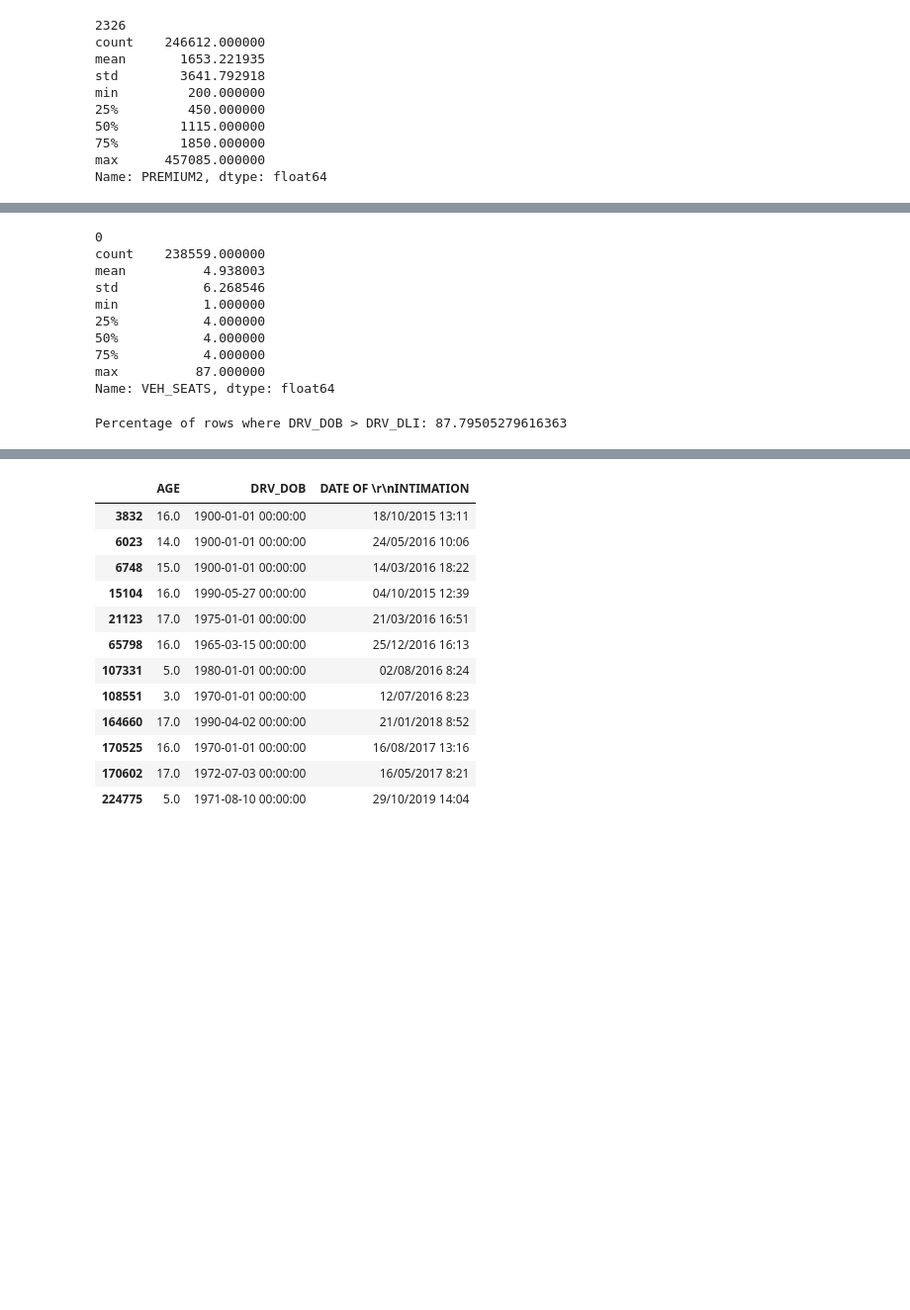
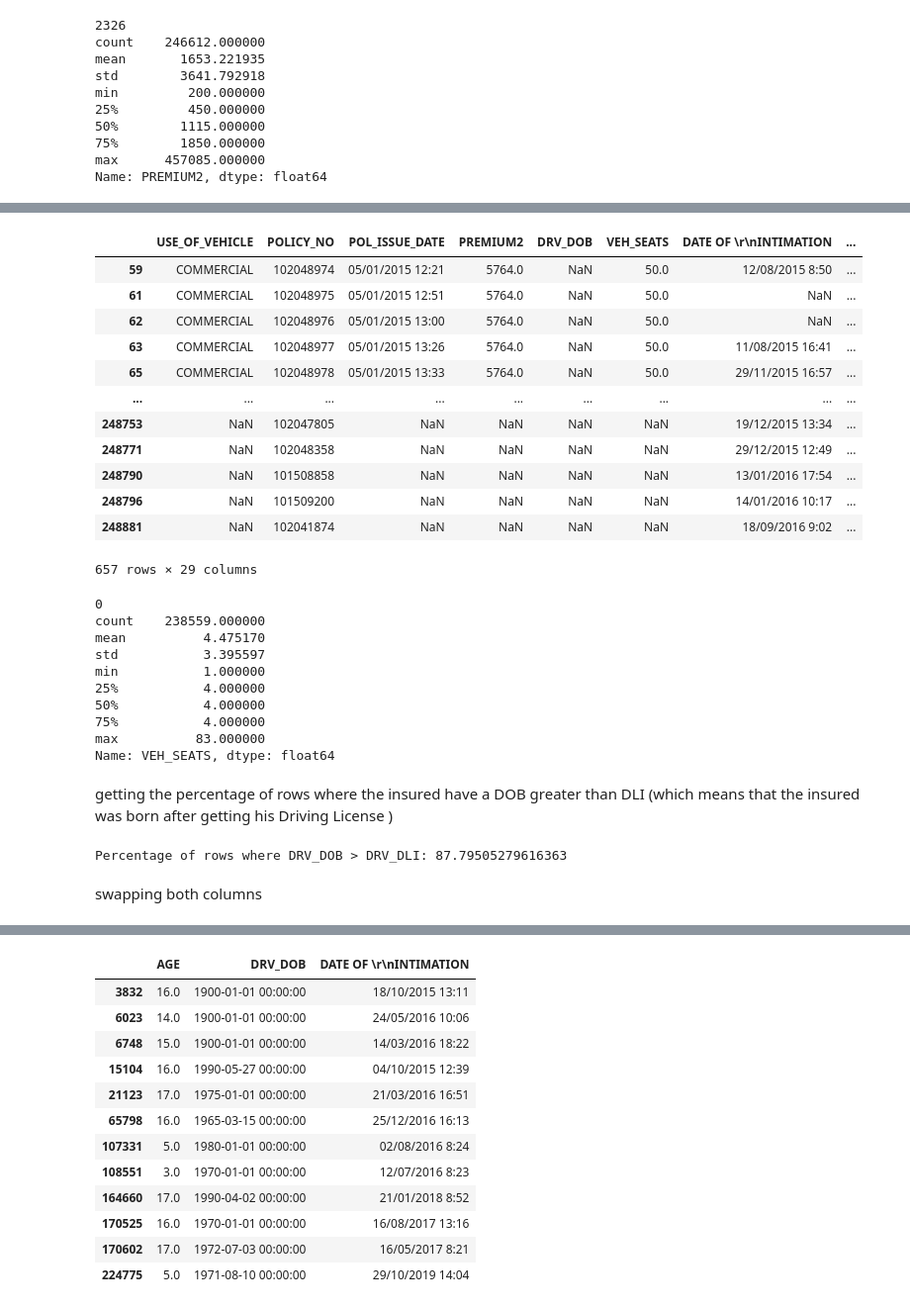
Before and after one commit to charbel-98/insurance-ML, a Jupyter notebook: dataCleaning.ipynb, the cells around one changed output, grey strips where cells are left out. Shown at 99% size. Drawn from its saved outputs; the diff is of its cells as text; code cells hidden in the pictures; blank space fills up the shorter version.

```diff
--- a/dataCleaning.ipynb
+++ b/dataCleaning.ipynb
@@ -511,7 +476,23 @@ max_seats_mapping
+# %%
+df_merged[df_merged.BODY == "BUS"]
+# %% [output]
+|  | USE_OF_VEHICLE | POLICY_NO | POL_ISSUE_DATE | PREMIUM2 | DRV_DOB | VEH_SEATS | DATE OF \r\nINTIMATION | ... |
+| 59 | COMMERCIAL | 102048974 | 05/01/2015 12:21 | 5764.0 | NaN | 50.0 | 12/08/2015 8:50 | ... |
+| 61 | COMMERCIAL | 102048975 | 05/01/2015 12:51 | 5764.0 | NaN | 50.0 | NaN | ... |
+| 62 | COMMERCIAL | 102048976 | 05/01/2015 13:00 | 5764.0 | NaN | 50.0 | NaN | ... |
+| 63 | COMMERCIAL | 102048977 | 05/01/2015 13:26 | 5764.0 | NaN | 50.0 | 11/08/2015 16:41 | ... |
+| 65 | COMMERCIAL | 102048978 | 05/01/2015 13:33 | 5764.0 | NaN | 50.0 | 29/11/2015 16:57 | ... |
+| ... | ... | ... | ... | ... | ... | ... | ... | ... |
+| 248753 | NaN | 102047805 | NaN | NaN | NaN | NaN | 19/12/2015 13:34 | ... |
+| 248771 | NaN | 102048358 | NaN | NaN | NaN | NaN | 29/12/2015 12:49 | ... |
+| 248790 | NaN | 101508858 | NaN | NaN | NaN | NaN | 13/01/2016 17:54 | ... |
+| 248796 | NaN | 101509200 | NaN | NaN | NaN | NaN | 14/01/2016 10:17 | ... |
+| 248881 | NaN | 102041874 | NaN | NaN | NaN | NaN | 18/09/2016 9:02 | ... |
+657 rows × 29 columns
 # %%
 
 # Fill NaN and 0 values in 'VEH_SEATS' with the corresponding max value based on 'BODY'
-condition = (df_merged['VEH_SEATS'].isna()) | (df_merged['VEH_SEATS'] == 0)
+condition = (df_merged['VEH_SEATS'].isna()) | (df_merged['VEH_SEATS'] <= 0) | (df_merged.VEH_SEATS >83)
 df_merged.loc[condition, 'VEH_SEATS'] = df_merged.loc[condition, 'BODY'].map(max_seats_mapping)
 
 # Print or inspect the DataFrame to verify changes
@@ -520,14 +501,17 @@ print(df_merged.VEH_SEATS.describe())
 # %% [output]
 0
 count    238559.000000
-mean          4.938003
-std           6.268546
+mean          4.475170
+std           3.395597
 min           1.000000
 25%           4.000000
 50%           4.000000
 75%           4.000000
-max          87.000000
+max          83.000000
 Name: VEH_SEATS, dtype: float64
+# %% [markdown]
+getting the percentage of rows where the insured have a DOB greater than DLI
+(which means that the insured was born after getting his Driving License )
 # %%
 # Convert the 'DRV_DOB' and 'DRV_DLI' columns to datetime objects with the correct format
 df_merged.loc[:, 'DRV_DOB'] = pd.to_datetime(df_merged['DRV_DOB'], format='%d/%m/%Y', errors='coerce')
@@ -544,6 +528,8 @@ percentage = (count_rows / total_rows) * 100
 print("Percentage of rows where DRV_DOB > DRV_DLI:", percentage)
 # %% [output]
 Percentage of rows where DRV_DOB > DRV_DLI: 87.79505279616363
+# %% [markdown]
+swapping both columns
 # %%
 #it looks like we have 89% of our data with DRV_DOB > DRV_DLI
 # Rename columns
```
Also changed, not shown: parts of 75 cells of this notebook, 2 other files.
